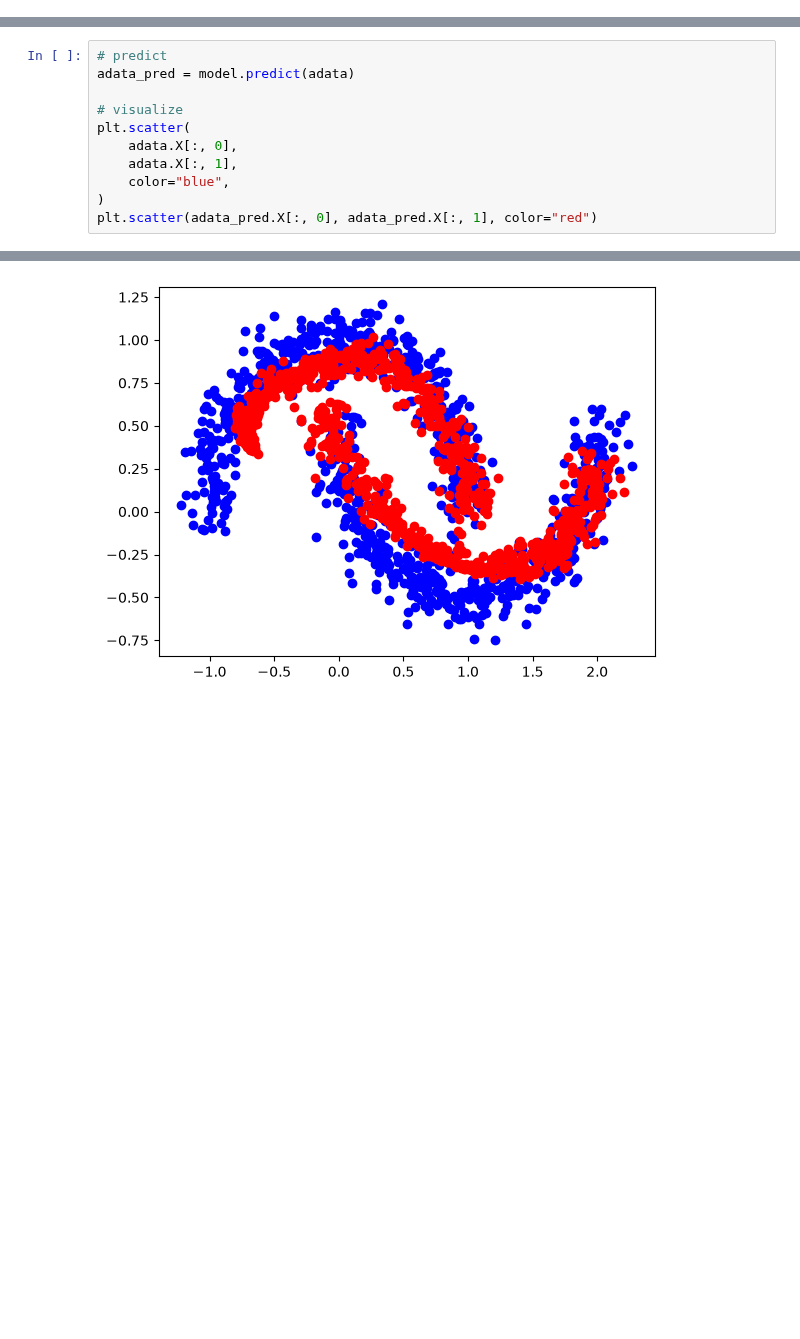
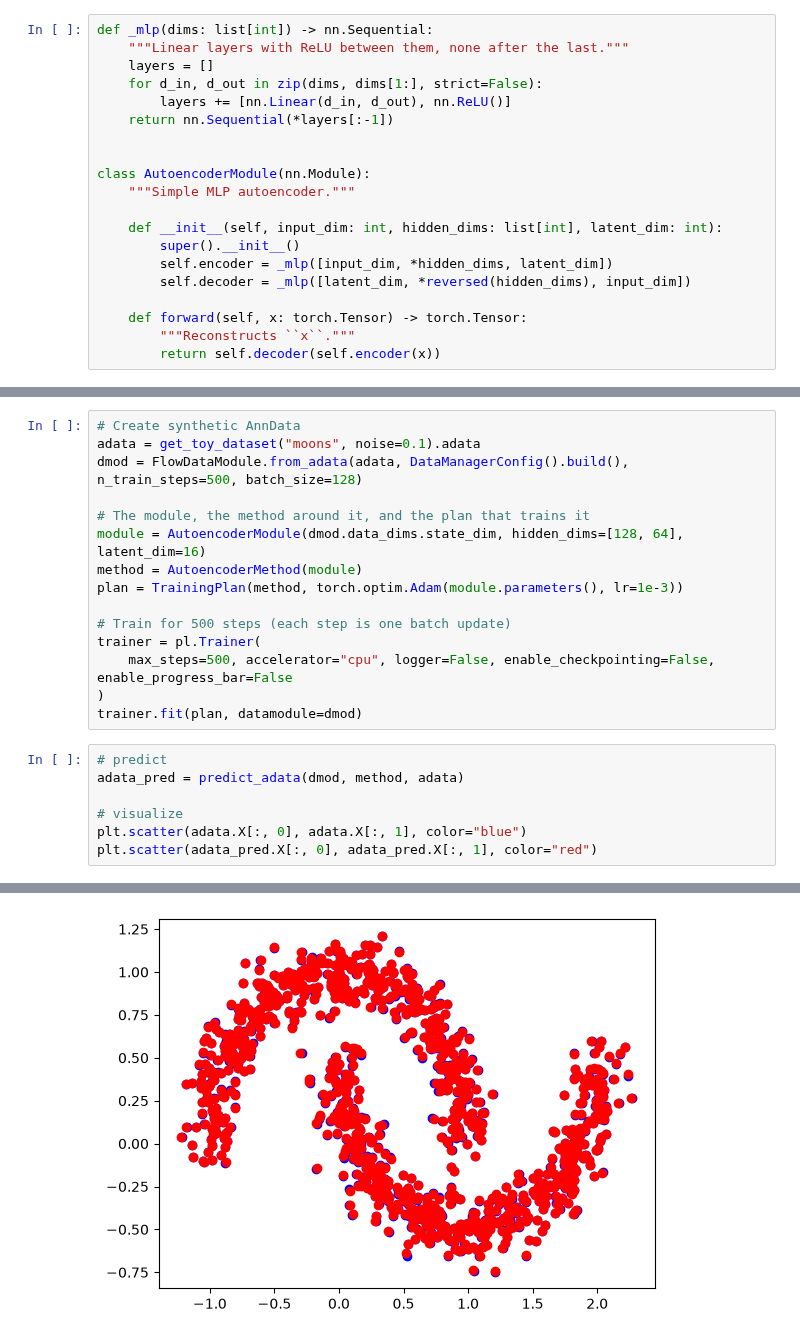
Before and after one commit to selmanozleyen/sckitflow, a Jupyter notebook: docs/notebooks/try_custom_ae.ipynb, the cells around one changed output, grey strips where cells are left out. Drawn from its saved outputs; the diff is of its cells as text; blank space fills up the shorter version.

```diff
--- a/docs/notebooks/try_custom_ae.ipynb
+++ b/docs/notebooks/try_custom_ae.ipynb
@@ -110,0 +14,20 @@ model.train(adata, n_train_steps=500, batch_size=128)
+# %%
+def _mlp(dims: list[int]) -> nn.Sequential:
+    """Linear layers with ReLU between them, none after the last."""
+    layers = []
+    for d_in, d_out in zip(dims, dims[1:], strict=False):
+        layers += [nn.Linear(d_in, d_out), nn.ReLU()]
+    return nn.Sequential(*layers[:-1])
+
+
+class AutoencoderModule(nn.Module):
+    """Simple MLP autoencoder."""
+
+    def __init__(self, input_dim: int, hidden_dims: list[int], latent_dim: int):
+        super().__init__()
+        self.encoder = _mlp([input_dim, *hidden_dims, latent_dim])
+        self.decoder = _mlp([latent_dim, *reversed(hidden_dims), input_dim])
+
+    def forward(self, x: torch.Tensor) -> torch.Tensor:
+        """Reconstructs ``x``."""
+        return self.decoder(self.encoder(x))
@@ -111,14 +62,25 @@ model.train(adata, n_train_steps=500, batch_size=128)
+# %%
+# Create synthetic AnnData
+adata = get_toy_dataset("moons", noise=0.1).adata
+dmod = FlowDataModule.from_adata(adata, DataManagerConfig().build(), n_train_steps=500, batch_size=128)
+
+# The module, the method around it, and the plan that trains it
+module = AutoencoderModule(dmod.data_dims.state_dim, hidden_dims=[128, 64], latent_dim=16)
+method = AutoencoderMethod(module)
+plan = TrainingPlan(method, torch.optim.Adam(module.parameters(), lr=1e-3))
+
+# Train for 500 steps (each step is one batch update)
+trainer = pl.Trainer(
+    max_steps=500, accelerator="cpu", logger=False, enable_checkpointing=False, enable_progress_bar=False
+)
+trainer.fit(plan, datamodule=dmod)
 # %%
 # predict
-adata_pred = model.predict(adata)
+adata_pred = predict_adata(dmod, method, adata)
 
 # visualize
-plt.scatter(
-    adata.X[:, 0],
-    adata.X[:, 1],
-    color="blue",
-)
+plt.scatter(adata.X[:, 0], adata.X[:, 1], color="blue")
 plt.scatter(adata_pred.X[:, 0], adata_pred.X[:, 1], color="red")
 # %% [output]
 <matplotlib.collections.PathCollection at 0x...>
-[figure, old version]
+[figure, new version]
```
Also changed, not shown: parts of 6 cells of this notebook, 1 other file.
